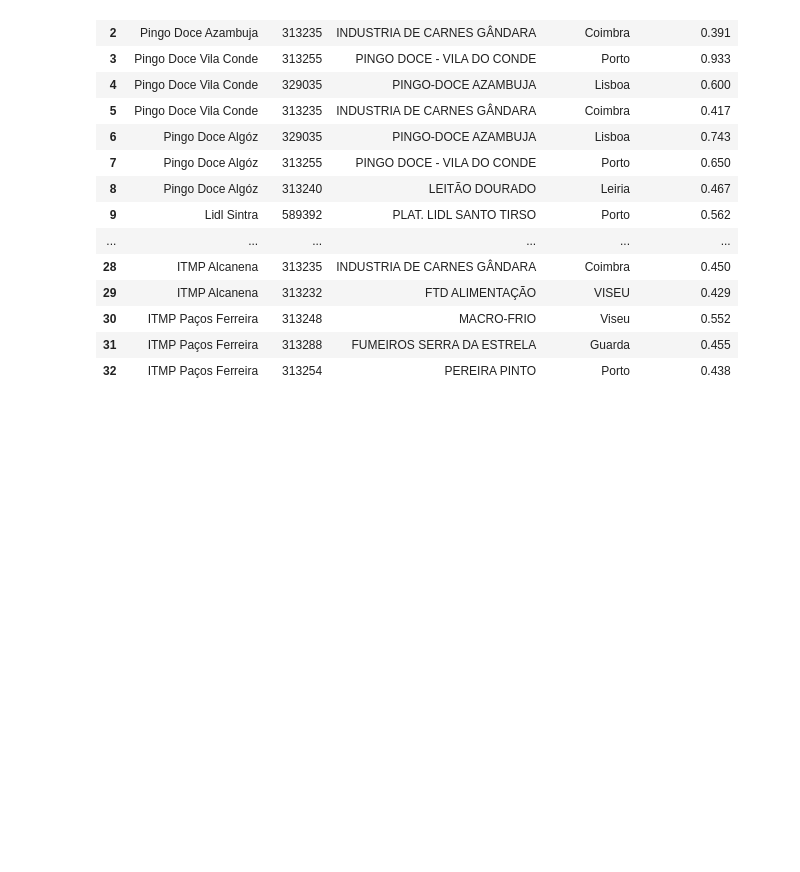
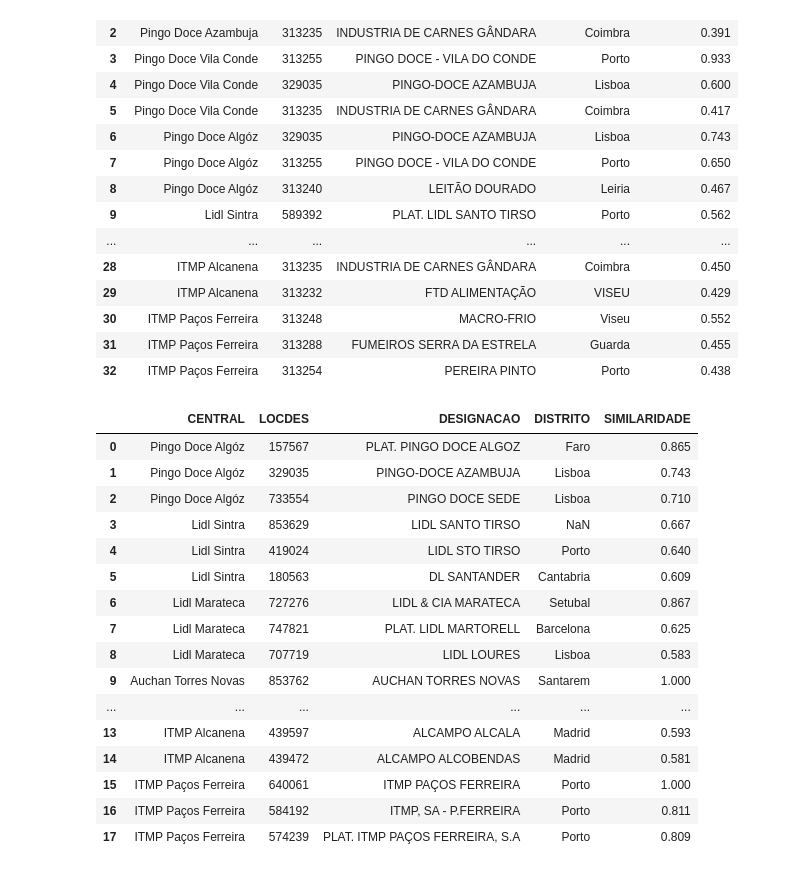
Before and after one commit to ruben-filipe-rocha/Salvesen, a Jupyter notebook: 00.config/tarifas.ipynb, the cells around one changed output. Saved outputs shown, nothing was run; the diff lists cells and outputs as text; code cells hidden in the pictures; blank space fills up the shorter version.

```diff
--- a/00.config/tarifas.ipynb
+++ b/00.config/tarifas.ipynb
@@ -1112,3 +1112,75 @@ df_match_carmonti
 | 30 | ITMP Paços Ferreira | 313248 | MACRO-FRIO | Viseu | 0.552 |
 | 31 | ITMP Paços Ferreira | 313288 | FUMEIROS SERRA DA ESTRELA | Guarda | 0.455 |
 | 32 | ITMP Paços Ferreira | 313254 | PEREIRA PINTO | Porto | 0.438 |
+# %%
+
+# ==========================
+# 1. Selecionar centrais sem correspondência
+# ==========================
+centrais_pendentes = [
+    "Pingo Doce Algóz",
+    "Lidl Sintra",
+    "Lidl Marateca",
+    "Auchan Torres Novas",
+    "ITMP Alcanena",
+    "ITMP Paços Ferreira"
+]
+
+# ==========================
+# 2. Procurar em todos os clientes
+# ==========================
+destinos = df_destinos.copy()
+
+destinos["NOME_NORM"] = destinos["DESIGNACAO"].map(normalizar_nome)
+
+resultados = []
+
+for central in centrais_pendentes:
+    nome = normalizar_nome(central)
+
+    candidatos = destinos.copy()
+
+    candidatos["SIMILARIDADE"] = candidatos["NOME_NORM"].map(
+        lambda x: SequenceMatcher(None, nome, x).ratio()
+    )
+
+    candidatos = (
+        candidatos
+        .sort_values("SIMILARIDADE", ascending=False)
+        .drop_duplicates(subset=["LOCDES", "DESIGNACAO"])
+        .head(3)
+    )
+
+    for _, candidato in candidatos.iterrows():
+        resultados.append({
+            "CENTRAL": central,
+            "LOCDES": candidato["LOCDES"],
+            "DESIGNACAO": candidato["DESIGNACAO"],
+            "DISTRITO": candidato["DISTRITO"],
+            "SIMILARIDADE": round(candidato["SIMILARIDADE"], 3)
+        })
+
+# ==========================
+# 3. Visualizar
+# ==========================
+df = pd.DataFrame(resultados)
+
+df
+# %% [output]
+|  | CENTRAL | LOCDES | DESIGNACAO | DISTRITO | SIMILARIDADE |
+| 0 | Pingo Doce Algóz | 157567 | PLAT. PINGO DOCE ALGOZ | Faro | 0.865 |
+| 1 | Pingo Doce Algóz | 329035 | PINGO-DOCE AZAMBUJA | Lisboa | 0.743 |
+| 2 | Pingo Doce Algóz | 733554 | PINGO DOCE SEDE | Lisboa | 0.710 |
+| 3 | Lidl Sintra | 853629 | LIDL SANTO TIRSO | NaN | 0.667 |
+| 4 | Lidl Sintra | 419024 | LIDL STO TIRSO | Porto | 0.640 |
+| 5 | Lidl Sintra | 180563 | DL SANTANDER | Cantabria | 0.609 |
+| 6 | Lidl Marateca | 727276 | LIDL & CIA MARATECA | Setubal | 0.867 |
+| 7 | Lidl Marateca | 747821 | PLAT. LIDL MARTORELL | Barcelona | 0.625 |
+| 8 | Lidl Marateca | 707719 | LIDL LOURES | Lisboa | 0.583 |
+| 9 | Auchan Torres Novas | 853762 | AUCHAN TORRES NOVAS | Santarem | 1.000 |
+| ... | ... | ... | ... | ... | ... |
+| 13 | ITMP Alcanena | 439597 | ALCAMPO ALCALA | Madrid | 0.593 |
+| 14 | ITMP Alcanena | 439472 | ALCAMPO ALCOBENDAS | Madrid | 0.581 |
+| 15 | ITMP Paços Ferreira | 640061 | ITMP PAÇOS FERREIRA | Porto | 1.000 |
+| 16 | ITMP Paços Ferreira | 584192 | ITMP, SA - P.FERREIRA | Porto | 0.811 |
+| 17 | ITMP Paços Ferreira | 574239 | PLAT. ITMP PAÇOS FERREIRA, S.A | Porto | 0.809 |
```
Also changed, not shown: parts of 2 cells of this notebook.
